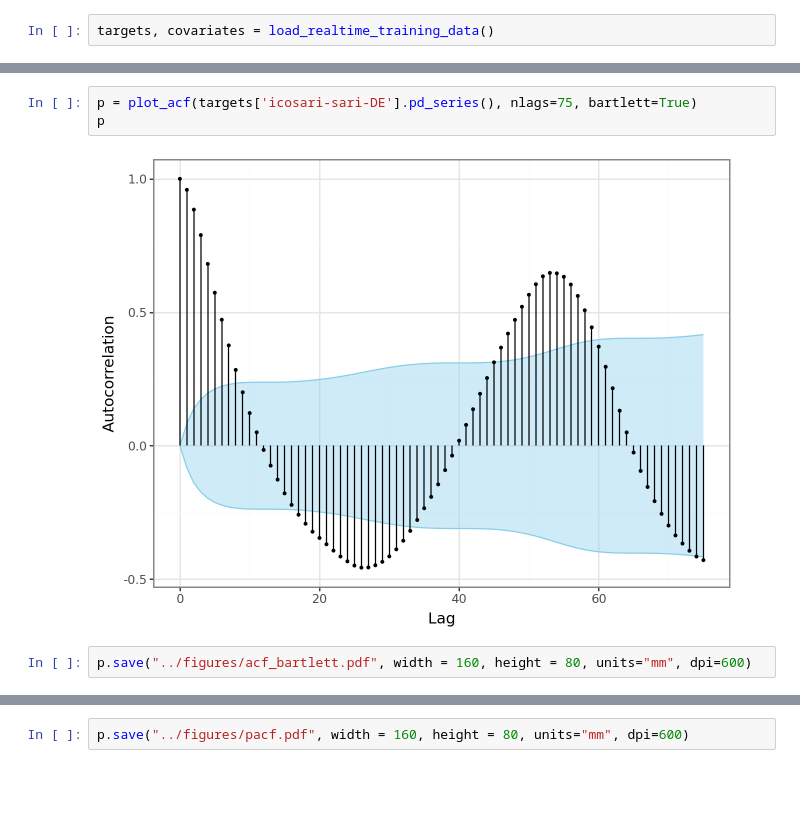
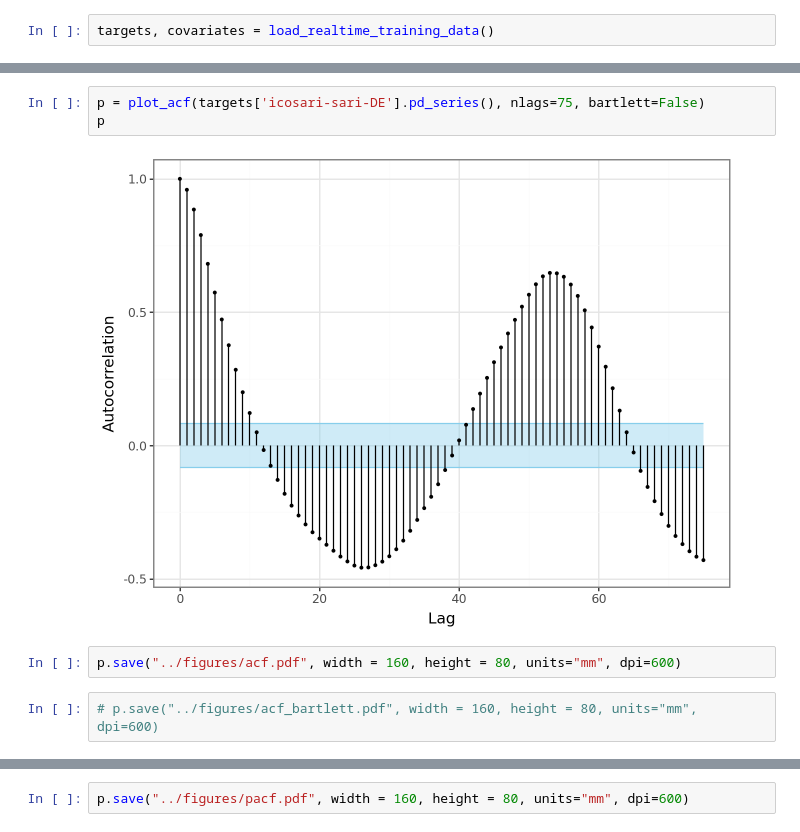
Before and after one commit to dwolffram/replication-sari-forecasting, a Jupyter notebook: code/autocorrelation.ipynb, the cells around one changed output, grey strips where cells are left out. Cells and saved outputs as stored; diff of their text form; blank space fills up the shorter version.

Commit message:
add autocorrelation plots

```diff
--- a/code/autocorrelation.ipynb
+++ b/code/autocorrelation.ipynb
@@ -78,10 +75,12 @@ targets.plot()
 # %%
-p = plot_acf(targets['icosari-sari-DE'].pd_series(), nlags=75, bartlett=True)
+p = plot_acf(targets['icosari-sari-DE'].pd_series(), nlags=75, bartlett=False)
 p
 # %% [output]
-[figure, old version]
+[figure, new version]
 # %%
-p.save("../figures/acf_bartlett.pdf", width = 160, height = 80, units="mm", dpi=600)
+p.save("../figures/acf.pdf", width = 160, height = 80, units="mm", dpi=600)
+# %%
+# p.save("../figures/acf_bartlett.pdf", width = 160, height = 80, units="mm", dpi=600)
 # %%
 p = plot_pacf(targets['icosari-sari-DE'].pd_series(), nlags=75)
 p
```
Also changed, not shown: parts of 8 cells of this notebook, 3 other files.
